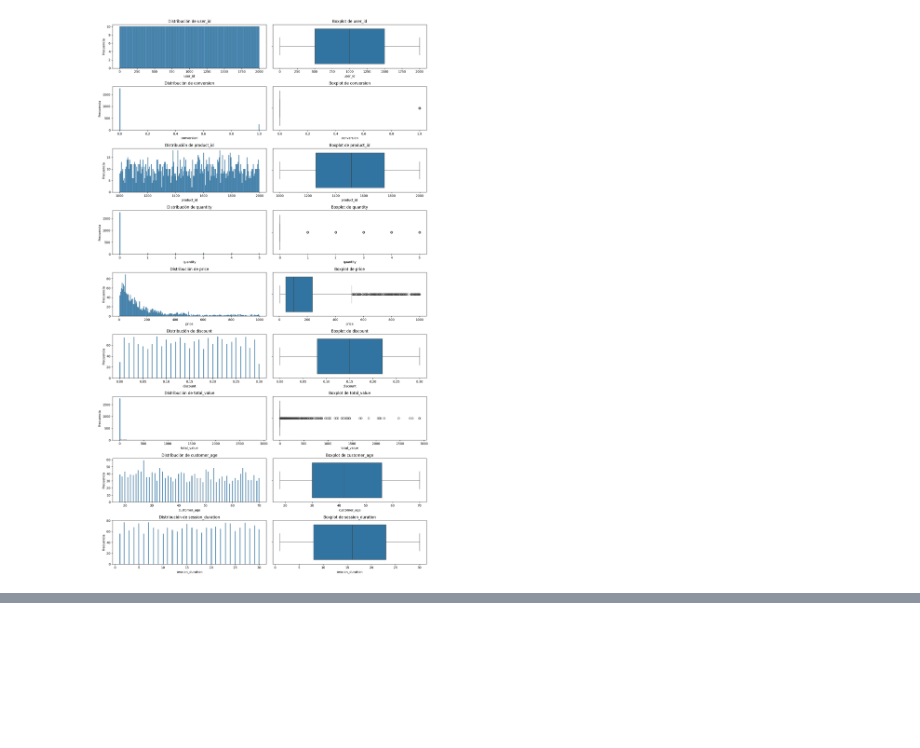
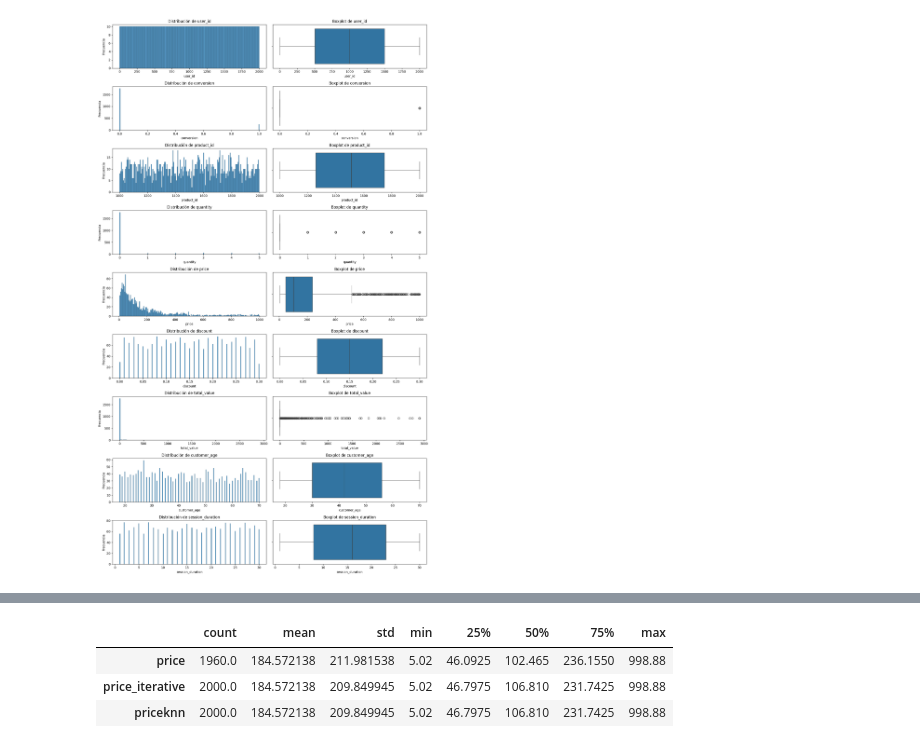
Before and after one commit to FerminMargallo/Amazon_abtesting, a Jupyter notebook: notebooks/nulos.ipynb, the cells around one changed output, grey strips where cells are left out. Cells and saved outputs as stored; diff of their text form; code cells hidden in the pictures; blank space fills up the shorter version.

```diff
--- a/notebooks/nulos.ipynb
+++ b/notebooks/nulos.ipynb
@@ -180,0 +196,17 @@ subplot_col_num(df)
+# %%
+def imputar_iterative(dataframe, lista_columnas):
+    iter_imputer = IterativeImputer(max_iter=50, random_state=42)
+    data_imputed = iter_imputer.fit_transform(dataframe[lista_columnas])
+    new_col = [col + "_iterative" for col in lista_columnas]
+    dataframe[new_col] = data_imputed
+    return dataframe
+# %%
+def imputar_knn(dataframe, lista_columnas):
+    knn_imputer = KNNImputer(n_neighbors=5)
+    data_imputed = knn_imputer.fit_transform(dataframe[lista_columnas])
+    new_col = [col + "knn" for col in lista_columnas]
+    dataframe[new_col] = data_imputed
+    return dataframe
+# %%
+df_filled_simple= imputar_iterative(df_filled_simple,['price'])
+df_filled_simple.sample()
@@ -180,0 +242,7 @@ subplot_col_num(df)
+# %%
+df_filled_simple[['price','price_iterative','priceknn']].describe().T
+# %% [output]
+|  | count | mean | std | min | 25% | 50% | 75% | max |
+| price | 1960.0 | 184.572138 | 211.981538 | 5.02 | 46.0925 | 102.465 | 236.1550 | 998.88 |
+| price_iterative | 2000.0 | 184.572138 | 209.849945 | 5.02 | 46.7975 | 106.810 | 231.7425 | 998.88 |
+| priceknn | 2000.0 | 184.572138 | 209.849945 | 5.02 | 46.7975 | 106.810 | 231.7425 | 998.88 |
```
Also changed, not shown: parts of 19 cells of this notebook, 2 other files.
